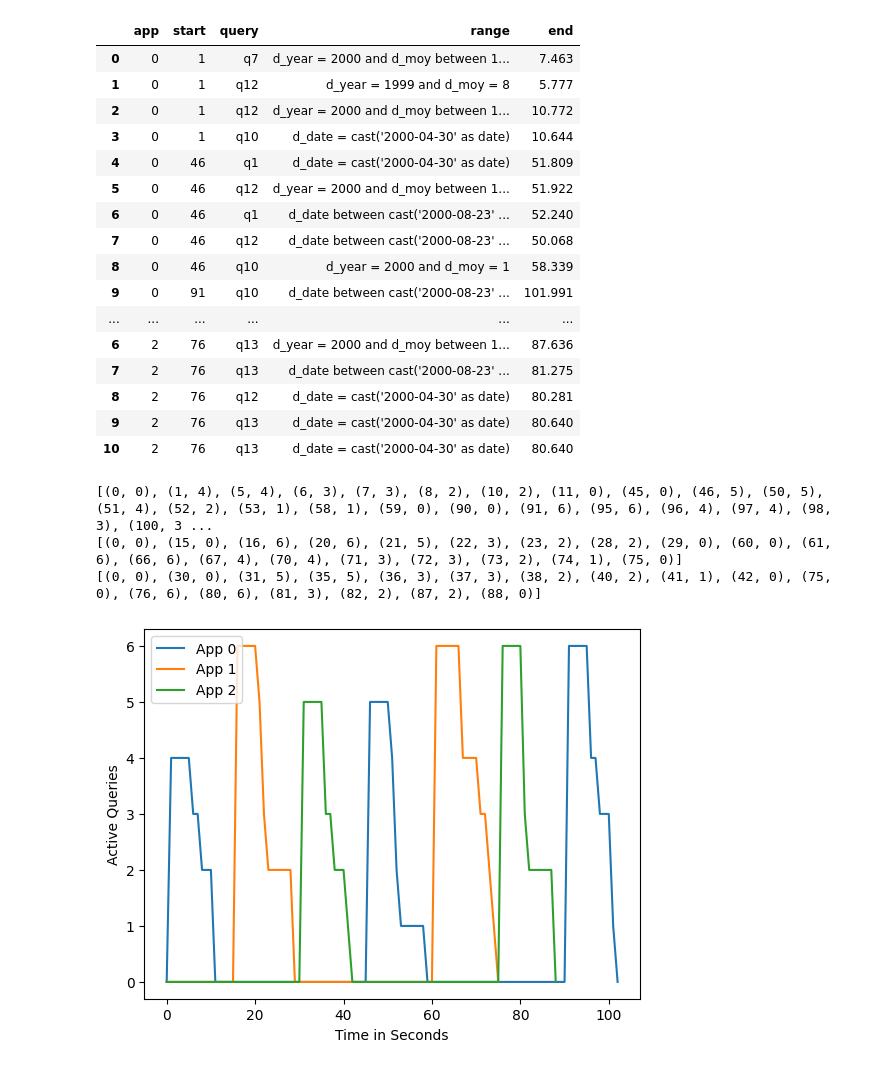
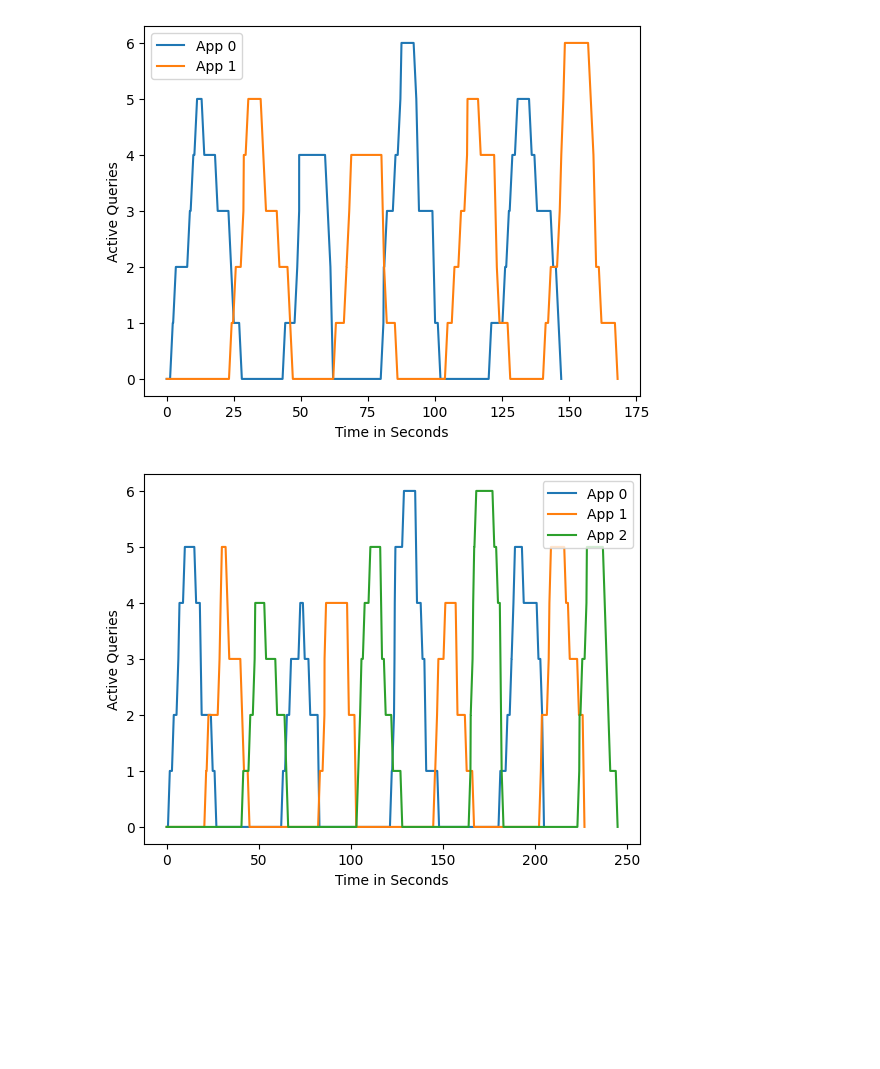
Before and after one commit to lkm-schulz/FraPChaRSM, a Jupyter notebook: notebooks/workload-gen.ipynb, the cells around one changed output. Saved outputs shown, nothing was run; the diff lists cells and outputs as text; code cells hidden in the pictures; blank space fills up the shorter version.

Commit message:
feat: more workload types and save functionality

```diff
--- a/notebooks/workload-gen.ipynb
+++ b/notebooks/workload-gen.ipynb
@@ -9,3 +7,4 @@ random.seed(int(time.time()))
 # %%
 FILE_QUERIES = '../data/queries_combined/3.csv'
+DIR_WORKLOADS = '../docker/workloads/'
 # %%
@@ -90,9 +192,17 @@ def plot_timeline(timeline: pd.DataFrame):
 
     ax.legend()
     return
-# %%
-def save_timeline(timeline, name, location):
-    # save the timeline in some format easily usable by spark
-    return
+# %%
+def save_timeline(timeline: pd.DataFrame, dir, filename):
+    timeline = timeline.sort_values(['start', 'app'])
+    timeline[['app', 'start', 'query', 'range']].to_csv(f'{dir}/{filename}.csv', header=False, index=False)
+# %%
+def gen_plot_and_save_timelines(generator, num_apps:list, filename, dir=DIR_WORKLOADS):
+    timelines = [(n, generator(n))
+    for n in num_apps]
+
+    for n, timeline in timelines:
+        plot_timeline(timeline)
+        save_timeline(timeline, dir, f'{filename}_{n}')
 # %%
 queries = pd.read_csv(FILE_QUERIES)
@@ -126,31 +235,22 @@ test = create_bursty(
     duration_variety=.6,
     rand_seed=100
     )
-# %%
-display(test)
-# %% [output]
-|  | app | start | query | range | end |
-| 0 | 0 | 1 | q7 | d_year = 2000 and d_moy between 1... | 7.463 |
-| 1 | 0 | 1 | q12 | d_year = 1999 and d_moy = 8 | 5.777 |
-| 2 | 0 | 1 | q12 | d_year = 2000 and d_moy between 1... | 10.772 |
-| 3 | 0 | 1 | q10 | d_date = cast('2000-04-30' as date) | 10.644 |
-| 4 | 0 | 46 | q1 | d_date = cast('2000-04-30' as date) | 51.809 |
-| 5 | 0 | 46 | q12 | d_year = 2000 and d_moy between 1... | 51.922 |
-| 6 | 0 | 46 | q1 | d_date between cast('2000-08-23' ... | 52.240 |
-| 7 | 0 | 46 | q12 | d_date between cast('2000-08-23' ... | 50.068 |
-| 8 | 0 | 46 | q10 | d_year = 2000 and d_moy = 1 | 58.339 |
-| 9 | 0 | 91 | q10 | d_date between cast('2000-08-23' ... | 101.991 |
-| ... | ... | ... | ... | ... | ... |
-| 6 | 2 | 76 | q13 | d_year = 2000 and d_moy between 1... | 87.636 |
-| 7 | 2 | 76 | q13 | d_date between cast('2000-08-23' ... | 81.275 |
-| 8 | 2 | 76 | q12 | d_date = cast('2000-04-30' as date) | 80.281 |
-| 9 | 2 | 76 | q13 | d_date = cast('2000-04-30' as date) | 80.640 |
-| 10 | 2 | 76 | q13 | d_date = cast('2000-04-30' as date) | 80.640 |
-# %%
-# display(test)
-plot_timeline(test)
-# %% [output]
-[(0, 0), (1, 4), (5, 4), (6, 3), (7, 3), (8, 2), (10, 2), (11, 0), (45, 0), (46, 5), (50, 5), (51, 4), (52, 2), (53, 1), (58, 1), (59, 0), (90, 0), (91, 6), (95, 6), (96, 4), (97, 4), (98, 3), (100, 3 ...
-[(0, 0), (15, 0), (16, 6), (20, 6), (21, 5), (22, 3), (23, 2), (28, 2), (29, 0), (60, 0), (61, 6), (66, 6), (67, 4), (70, 4), (71, 3), (72, 3), (73, 2), (74, 1), (75, 0)]
-[(0, 0), (30, 0), (31, 5), (35, 5), (36, 3), (37, 3), (38, 2), (40, 2), (41, 1), (42, 0), (75, 0), (76, 6), (80, 6), (81, 3), (82, 2), (87, 2), (88, 0)]
-[figure, removed]
+# %%
+gen_plot_and_save_timelines(
+    lambda n: create_bursty(
+        queries,
+        num_apps=n,
+        burst_count=4,
+        burst_interval=20,
+        query_duration=15,
+        burst_intensity=5,
+        burst_interval_var=2,
+        query_duration_var=5,
+        burst_intensity_var=1,
+        query_start_var=10,
+        initial_delay=1
+    ),
+    range(2, 6), 'bursty')
+# %% [output]
+[figure, added]
+[figure, added]
```
Also changed, not shown: parts of 9 cells of this notebook.
